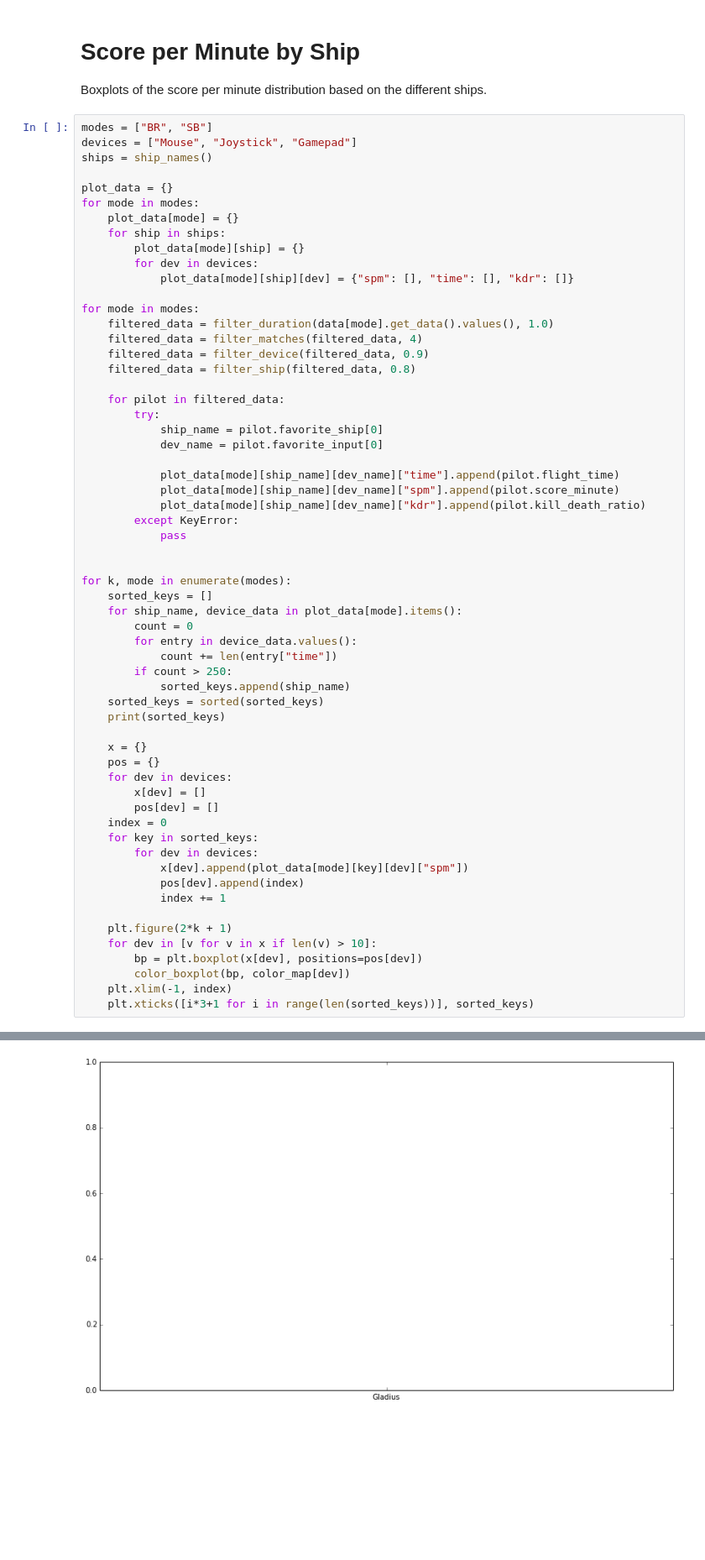
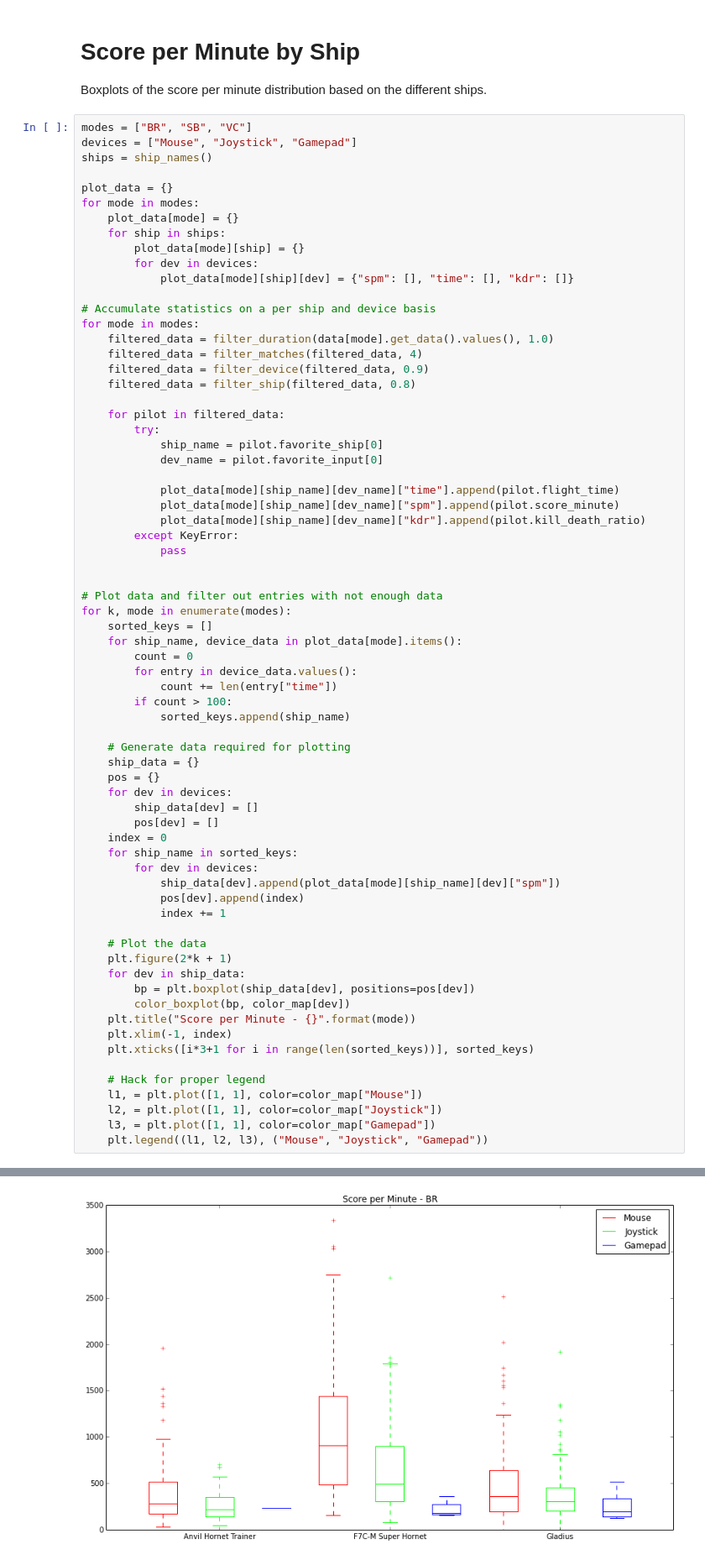
Before and after one commit to WhiteMagic/sc_api, a Jupyter notebook: SC Plots.ipynb, the cells around one changed output, grey strips where cells are left out. Shown at 84% size. Saved outputs shown, nothing was run; the diff lists cells and outputs as text; blank space fills up the shorter version.

Commit message:
Ship usage plots fixed

```diff
--- a/SC Plots.ipynb
+++ b/SC Plots.ipynb
@@ -235,7 +235,7 @@ Score per Minute by Ship
 
 Boxplots of the score per minute distribution based on the different ships.
 # %%
-modes = ["BR", "SB"]
+modes = ["BR", "SB", "VC"]
 devices = ["Mouse", "Joystick", "Gamepad"]
 ships = ship_names()
 
@@ -247,6 +247,7 @@ for mode in modes:
         for dev in devices:
             plot_data[mode][ship][dev] = {"spm": [], "time": [], "kdr": []}
 
+# Accumulate statistics on a per ship and device basis
 for mode in modes:
     filtered_data = filter_duration(data[mode].get_data().values(), 1.0)
     filtered_data = filter_matches(filtered_data, 4)
@@ -265,33 +266,41 @@ for mode in modes:
             pass
 
 
+# Plot data and filter out entries with not enough data
 for k, mode in enumerate(modes):
     sorted_keys = []
     for ship_name, device_data in plot_data[mode].items():
         count = 0
         for entry in device_data.values():
             count += len(entry["time"])
-        if count > 250:
+        if count > 100:
             sorted_keys.append(ship_name)
-    sorted_keys = sorted(sorted_keys)
-    print(sorted_keys)
 
-    x = {}
+    # Generate data required for plotting
+    ship_data = {}
     pos = {}
     for dev in devices:
-        x[dev] = []
+        ship_data[dev] = []
         pos[dev] = []
     index = 0
-    for key in sorted_keys:
+    for ship_name in sorted_keys:
         for dev in devices:
-            x[dev].append(plot_data[mode][key][dev]["spm"])
+            ship_data[dev].append(plot_data[mode][ship_name][dev]["spm"])
             pos[dev].append(index)
             index += 1
 
+    # Plot the data
     plt.figure(2*k + 1)
-    for dev in [v for v in x if len(v) > 10]:
-        bp = plt.boxplot(x[dev], positions=pos[dev])
+    for dev in ship_data:
+        bp = plt.boxplot(ship_data[dev], positions=pos[dev])
         color_boxplot(bp, color_map[dev])
+    plt.title("Score per Minute - {}".format(mode))
     plt.xlim(-1, index)
     plt.xticks([i*3+1 for i in range(len(sorted_keys))], sorted_keys)
+
+    # Hack for proper legend
+    l1, = plt.plot([1, 1], color=color_map["Mouse"])
+    l2, = plt.plot([1, 1], color=color_map["Joystick"])
+    l3, = plt.plot([1, 1], color=color_map["Gamepad"])
+    plt.legend((l1, l2, l3), ("Mouse", "Joystick", "Gamepad"))
 # %% [output]
@@ -300 +307 @@ for k, mode in enumerate(modes):
-[figure, old version]
+[figure, new version]
```
Also changed, not shown: parts of 1 cell of this notebook.
